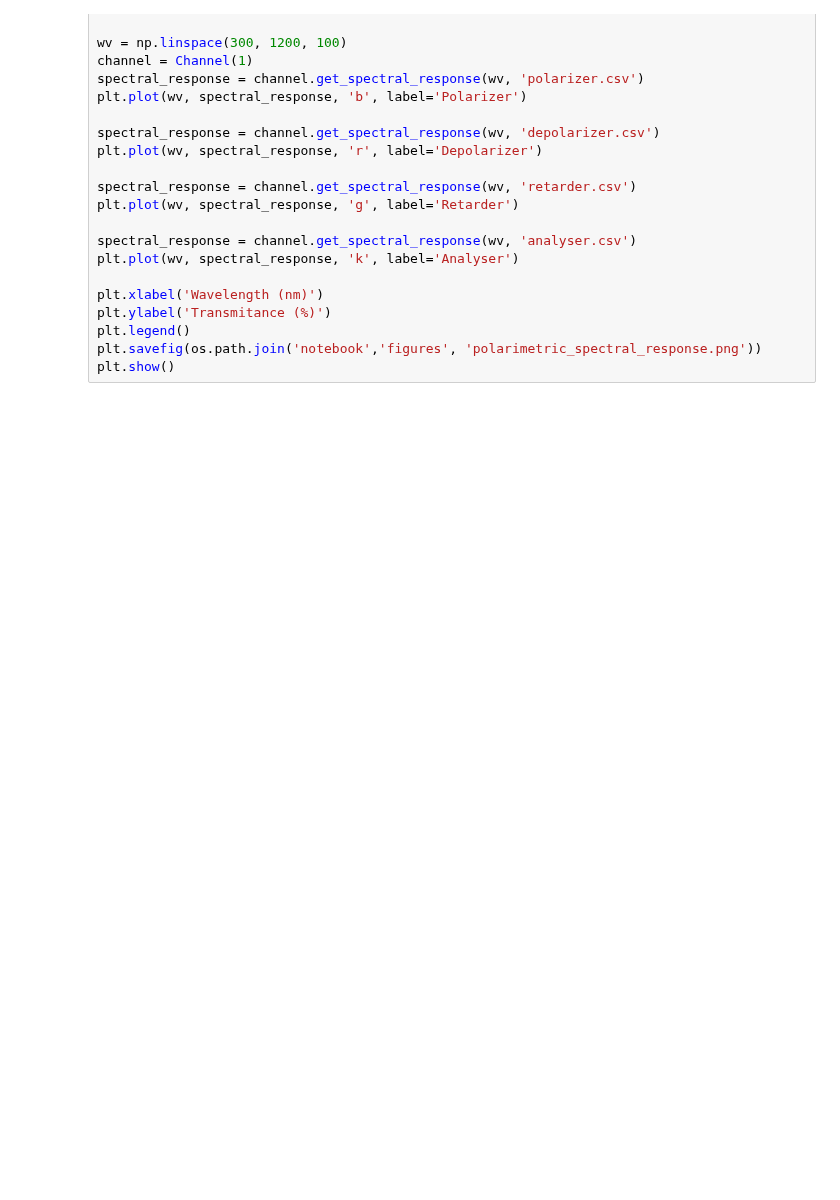
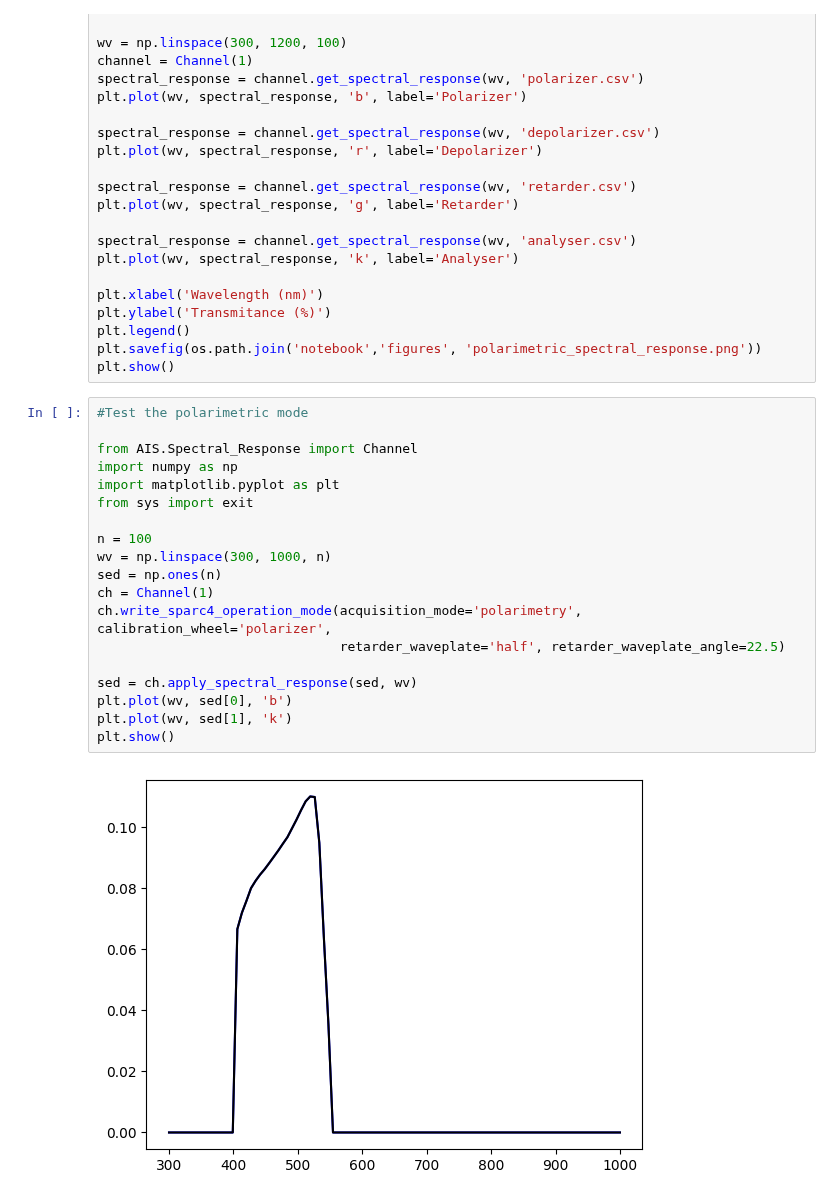
Before and after one commit to DBernardes/AIS, a Jupyter notebook: general_tests.ipynb, the cells around one changed output. Drawn from its saved outputs; the diff is of its cells as text; blank space fills up the shorter version.

```diff
--- a/general_tests.ipynb
+++ b/general_tests.ipynb
@@ -478,3 +485,24 @@ plt.ylabel('Transmitance (%)')
 plt.legend()
 plt.savefig(os.path.join('notebook','figures', 'polarimetric_spectral_response.png'))
 plt.show()
+# %%
+#Test the polarimetric mode
+
+from AIS.Spectral_Response import Channel
+import numpy as np
+import matplotlib.pyplot as plt
+from sys import exit
+
+n = 100
+wv = np.linspace(300, 1000, n)
+sed = np.ones(n)
+ch = Channel(1)
+ch.write_sparc4_operation_mode(acquisition_mode='polarimetry', calibration_wheel='polarizer',
+                               retarder_waveplate='half', retarder_waveplate_angle=22.5)
+
+sed = ch.apply_spectral_response(sed, wv)
+plt.plot(wv, sed[0], 'b')
+plt.plot(wv, sed[1], 'k')
+plt.show()
+# %% [output]
+[figure, added]
```
Also changed, not shown: parts of 4 cells of this notebook, 3 other files.
